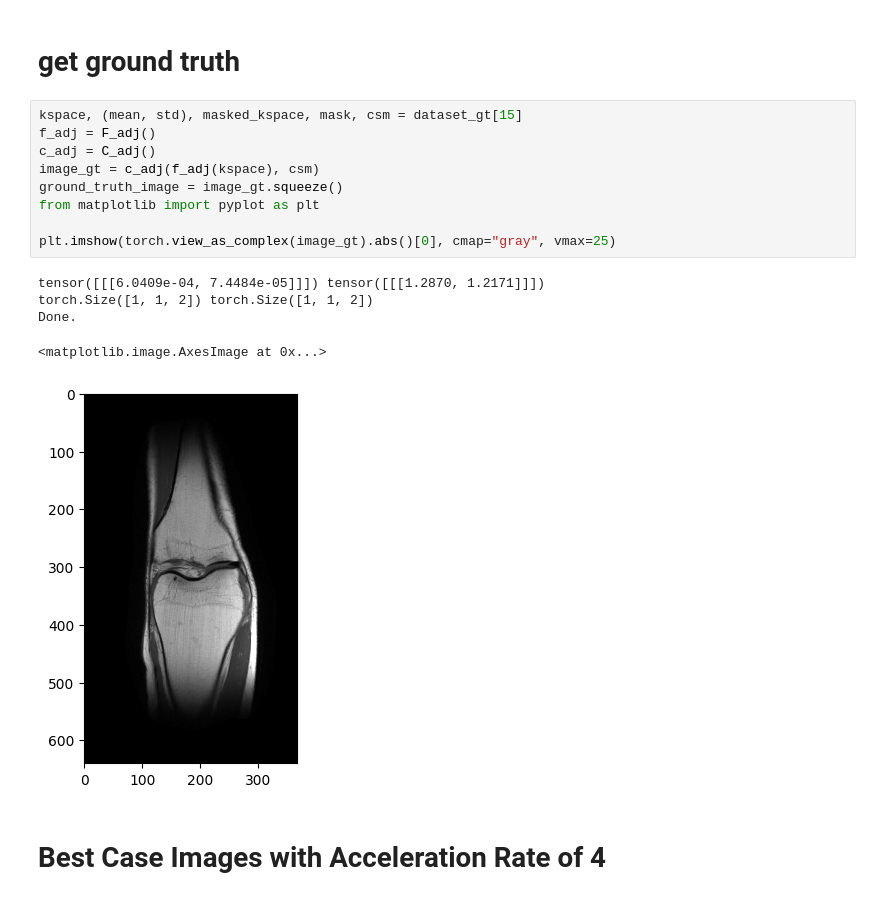
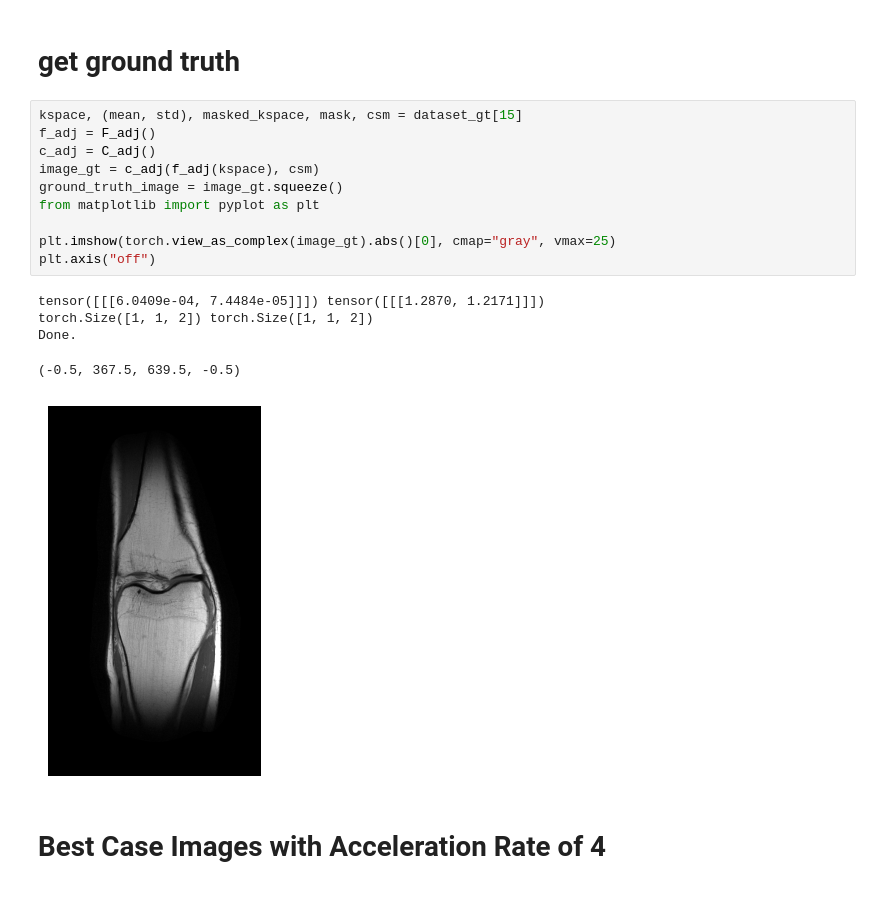
Before and after one commit to gRox167/ese5934_project, a Jupyter notebook: Experiments.ipynb, the cells around one changed output. Drawn from its saved outputs; the diff is of its cells as text.

```diff
--- a/Experiments.ipynb
+++ b/Experiments.ipynb
@@ -136,18 +136,19 @@ dataset_8 = mri_data.SliceDataset(
 # %%
 kspace, (mean, std), masked_kspace, mask, csm = dataset_gt[15]
 f_adj = F_adj()
 c_adj = C_adj()
 image_gt = c_adj(f_adj(kspace), csm)
 ground_truth_image = image_gt.squeeze()
 from matplotlib import pyplot as plt
 
 plt.imshow(torch.view_as_complex(image_gt).abs()[0], cmap="gray", vmax=25)
+plt.axis("off")
 # %% [output]
 tensor([[[6.0409e-04, 7.4484e-05]]]) tensor([[[1.2870, 1.2171]]])
 torch.Size([1, 1, 2]) torch.Size([1, 1, 2])
 Done.
-<matplotlib.image.AxesImage at 0x...>
+(-0.5, 367.5, 639.5, -0.5)
-[figure, old version]
+[figure, new version]
 # %% [markdown]
 # Best Case Images with Acceleration Rate of 4
 # %% [markdown]
```
Also changed, not shown: parts of 9 cells of this notebook, 7 other files.
